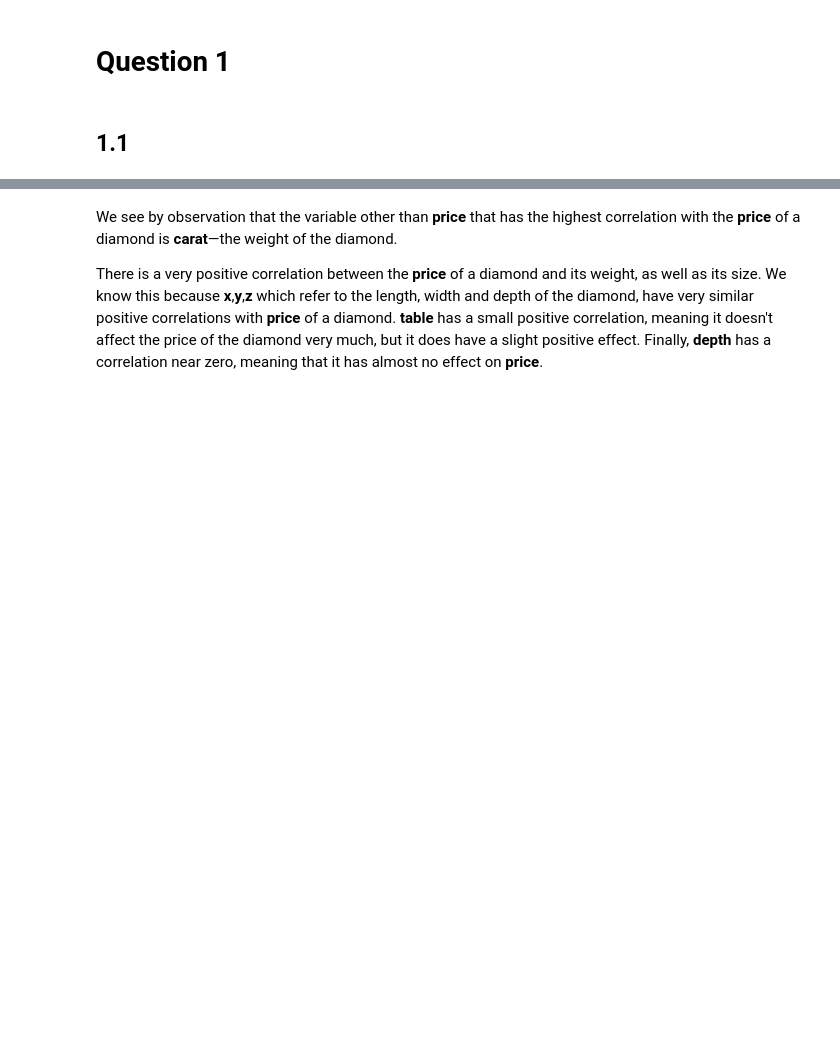
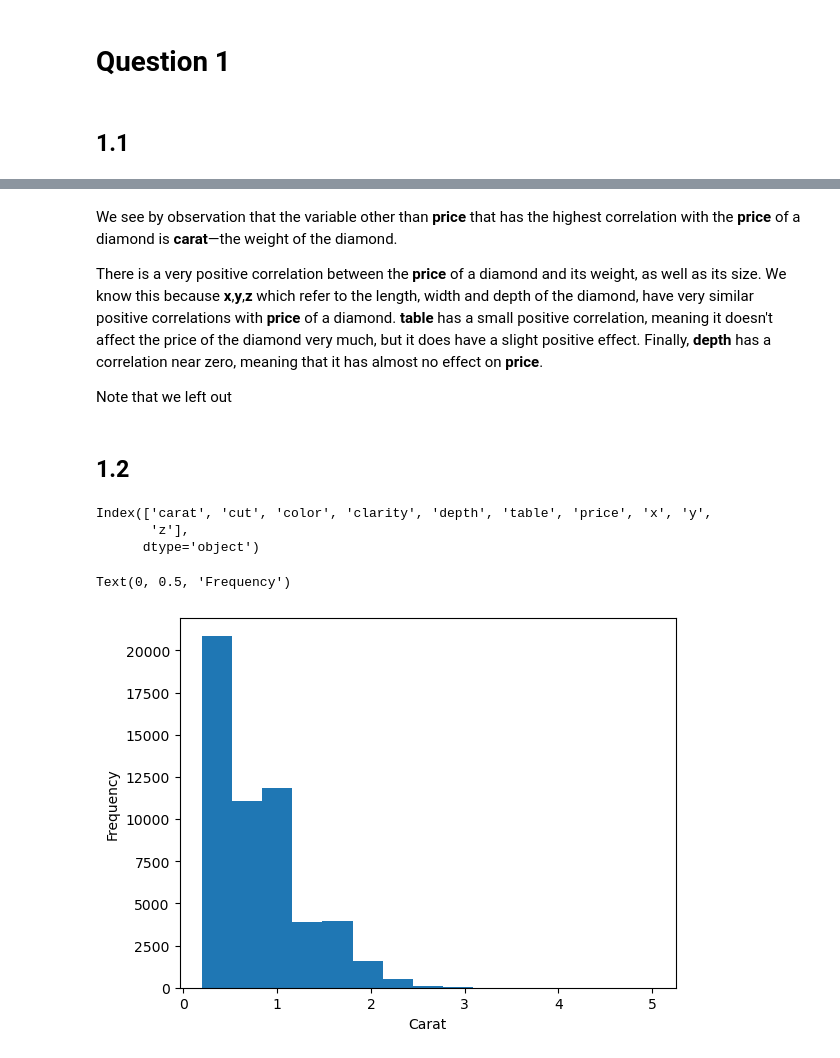
Before and after one commit to thewrigman/Diamond-characteristics-ece219, a Jupyter notebook: src/scratch.ipynb, the cells around one changed output, grey strips where cells are left out. Drawn from its saved outputs; the diff is of its cells as text; code cells hidden in the pictures; blank space fills up the shorter version.

```diff
--- a/src/scratch.ipynb
+++ b/src/scratch.ipynb
@@ -40,3 +67,13 @@ Name: price, dtype: float64
 We see by observation that the variable other than **price** that has the highest correlation with the **price** of a diamond is **carat**—the weight of the diamond.
 
 There is a very positive correlation between the **price** of a diamond and its weight, as well as its size. We know this because **x**,**y**,**z** which refer to the length, width and depth of the diamond,  have very similar positive correlations with **price** of a diamond. **table** has a small positive correlation, meaning it doesn't affect the price of the diamond very much, but it does have a slight positive effect. Finally, **depth** has a correlation near zero, meaning that it has almost no effect on **price**.
+
+Note that we left out
+# %% [markdown]
+## 1.2
+# %%
+diamondsDF.columns
+# %% [output]
+Index(['carat', 'cut', 'color', 'clarity', 'depth', 'table', 'price', 'x', 'y',
+       'z'],
+      dtype='object')
@@ -42,0 +82,8 @@ There is a very positive correlation between the **price** of a diamond and its
+# %%
+plt.hist(diamondsDF['carat'],bins=15)
+plt.xlabel("Carat")
+plt.ylabel("Frequency")
+plt.title("Carat vs")
+# %% [output]
+Text(0, 0.5, 'Frequency')
+[figure, added]
```
Also changed, not shown: parts of 7 cells of this notebook.
